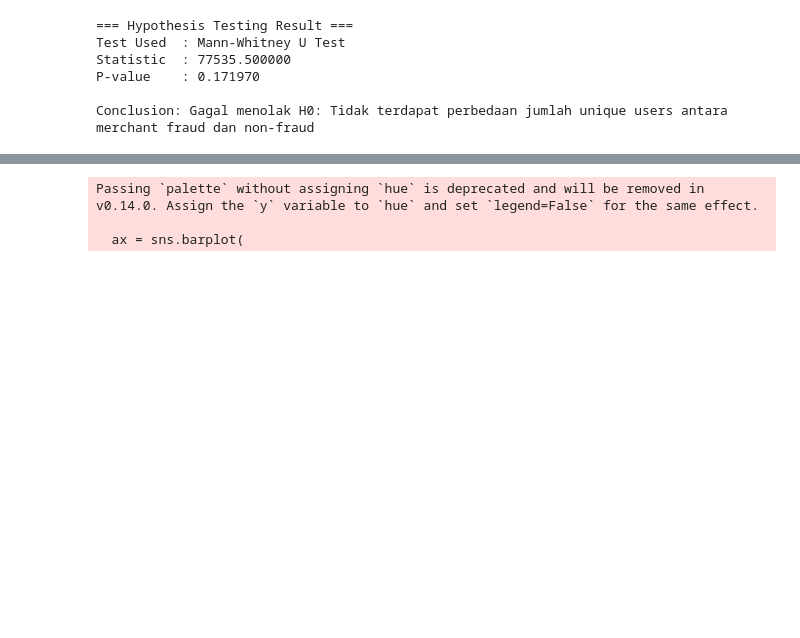
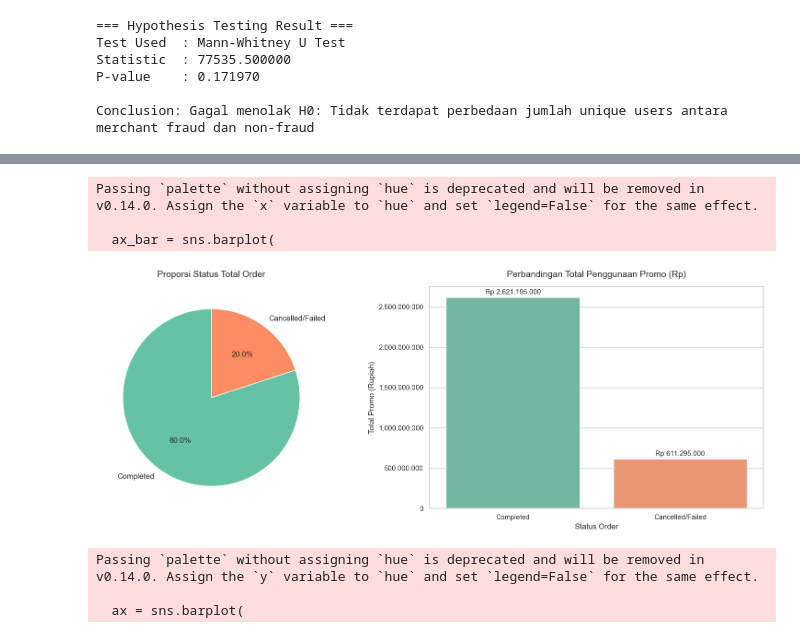
Before and after one commit to ziancarlos/Data_Analytics_Grab, a Jupyter notebook: notebooks/data-exploration.ipynb, the cells around one changed output, grey strips where cells are left out. Drawn from its saved outputs; the diff is of its cells as text; code cells hidden in the pictures; blank space fills up the shorter version.

```diff
--- a/notebooks/data-exploration.ipynb
+++ b/notebooks/data-exploration.ipynb
@@ -1778,3 +1817,79 @@ Total Merchant: 8000
+# %%
+# (4.11.1.5) Order Status Share and Promo Burn Visualization
+# Step:
+# - Prepare aggregate data for Completed vs Cancelled/Failed transactions
+# - Generate a Pie Chart to display the percentage distribution of order statuses
+# - Generate a Bar Chart to compare the total promo discount spent between statuses
+# - Format numerical values on the bar chart into Indonesian Rupiah (Rp) string format
+
+import matplotlib.pyplot as plt
+import seaborn as sns
+
+# 1. Menghitung metric summary untuk visualisasi
+count_completed = completed.sum()
+count_failed = cancelled_or_failed.sum()
+
+promo_completed = total_promo_completed
+promo_failed = total_promo_cancelled
+
+# 2. Setup canvas untuk 2 plot berdampingan (1 baris, 2 kolom)
+sns.set_theme(style="whitegrid")
+fig, axes = plt.subplots(1, 2, figsize=(16, 6))
+
+# ------------------------------------------------------------------------------
+# PLOT 1: PIE CHART - Sebaran Jumlah Order
+# ------------------------------------------------------------------------------
+labels_pie = ["Completed", "Cancelled/Failed"]
+sizes_pie = [count_completed, count_failed]
+colors_pie = sns.color_palette("Set2")[:2]
+
+axes[0].pie(
+    sizes_pie,
+    labels=labels_pie,
+    autopct="%1.1f%%",
+    startangle=90,
+    colors=colors_pie,
+    textprops={'fontsize': 12}
+)
+axes[0].set_title("Proporsi Status Total Order", fontsize=14, pad=15)
+
+# ------------------------------------------------------------------------------
+# PLOT 2: BAR CHART - Perbandingan Burn Promo (Rupiah)
+# ------------------------------------------------------------------------------
+labels_bar = ["Completed", "Cancelled/Failed"]
+promo_values = [promo_completed, promo_failed]
+
+ax_bar = sns.barplot(
+    x=labels_bar,
+    y=promo_values,
+    ax=axes[1],
+    palette="Set2"
+)
+
+# Tambahkan label nominal Rupiah di atas masing-masing bar
+for container in ax_bar.containers:
+    ax_bar.bar_label(
+        container,
+        fmt=lambda x: f"Rp {x:,.0f}".replace(",", "."),
+        padding=3,
+        fontsize=11
+    )
+
+# Format Sumbu Y agar rapi dengan format ribuan
+ax_bar.yaxis.set_major_formatter(plt.FuncFormatter(lambda x, loc: f"{x:,.0f}".replace(",", ".")))
+
+axes[1].set_title("Perbandingan Total Penggunaan Promo (Rp)", fontsize=14, pad=15)
+axes[1].set_ylabel("Total Promo (Rupiah)", fontsize=12)
+axes[1].set_xlabel("Status Order", fontsize=12)
+
+# 3. Render Akhir
+plt.tight_layout()
+plt.show()
+# %% [output]
+Passing `palette` without assigning `hue` is deprecated and will be removed in v0.14.0. Assign the `x` variable to `hue` and set `legend=False` for the same effect.
+
+  ax_bar = sns.barplot(
+[figure, added]
 # %%
 # (4.12.1.1) Promo Discount Distribution Visualization
 # Step:
```
Also changed, not shown: parts of 18 cells of this notebook, 6 other files.
